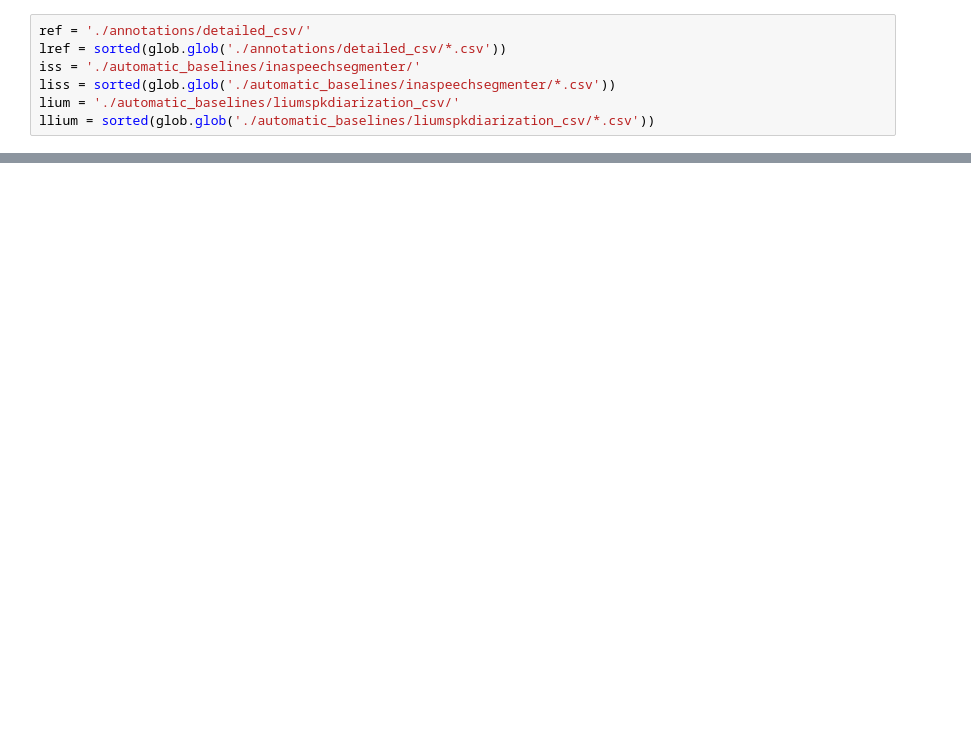
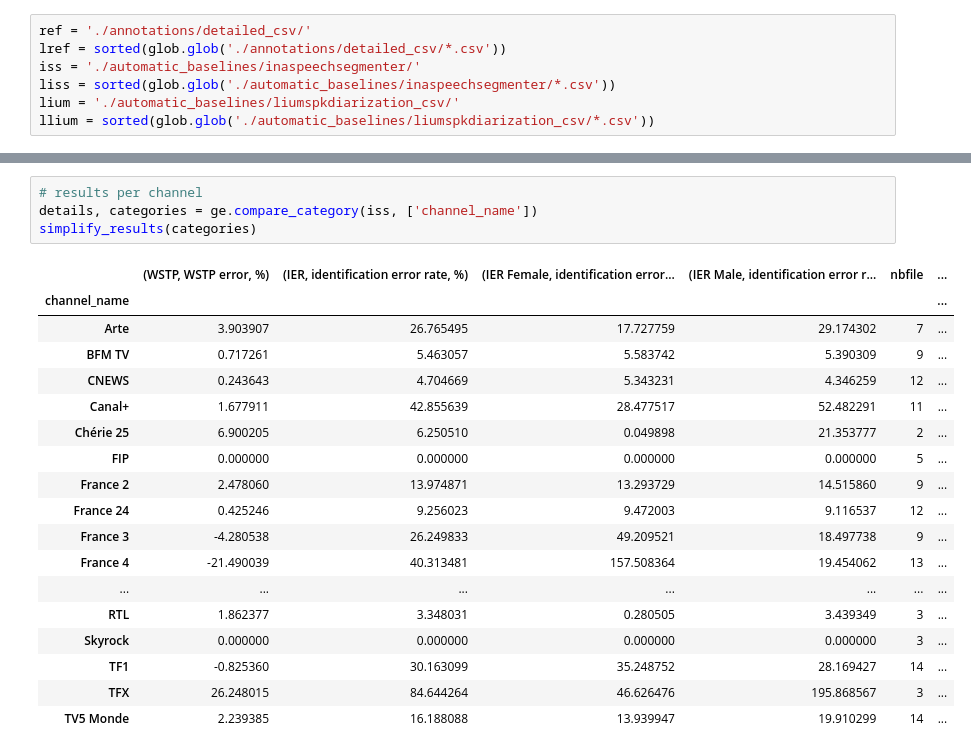
Before and after one commit to ina-foss/InaGVAD, a Jupyter notebook: EVAL_GENDER.ipynb, the cells around one changed output, grey strips where cells are left out. Saved outputs shown, nothing was run; the diff lists cells and outputs as text; blank space fills up the shorter version.

Commit message:
categories management

```diff
--- a/EVAL_GENDER.ipynb
+++ b/EVAL_GENDER.ipynb
@@ -291,0 +261,23 @@ ierM
+# %%
+# results per channel
+details, categories = ge.compare_category(iss, ['channel_name'])
+simplify_results(categories)
+# %% [output]
+|  | (WSTP, WSTP error, %) | (IER, identification error rate, %) | (IER Female, identification error... | (IER Male, identification error r... | nbfile | ... |
+| channel_name |  |  |  |  |  | ... |
+| Arte | 3.903907 | 26.765495 | 17.727759 | 29.174302 | 7 | ... |
+| BFM TV | 0.717261 | 5.463057 | 5.583742 | 5.390309 | 9 | ... |
+| CNEWS | 0.243643 | 4.704669 | 5.343231 | 4.346259 | 12 | ... |
+| Canal+ | 1.677911 | 42.855639 | 28.477517 | 52.482291 | 11 | ... |
+| Chérie 25 | 6.900205 | 6.250510 | 0.049898 | 21.353777 | 2 | ... |
+| FIP | 0.000000 | 0.000000 | 0.000000 | 0.000000 | 5 | ... |
+| France 2 | 2.478060 | 13.974871 | 13.293729 | 14.515860 | 9 | ... |
+| France 24 | 0.425246 | 9.256023 | 9.472003 | 9.116537 | 12 | ... |
+| France 3 | -4.280538 | 26.249833 | 49.209521 | 18.497738 | 9 | ... |
+| France 4 | -21.490039 | 40.313481 | 157.508364 | 19.454062 | 13 | ... |
+| ... | ... | ... | ... | ... | ... | ... |
+| RTL | 1.862377 | 3.348031 | 0.280505 | 3.439349 | 3 | ... |
+| Skyrock | 0.000000 | 0.000000 | 0.000000 | 0.000000 | 3 | ... |
+| TF1 | -0.825360 | 30.163099 | 35.248752 | 28.169427 | 14 | ... |
+| TFX | 26.248015 | 84.644264 | 46.626476 | 195.868567 | 3 | ... |
+| TV5 Monde | 2.239385 | 16.188088 | 13.939947 | 19.910299 | 14 | ... |
```
Also changed, not shown: parts of 22 cells of this notebook.
